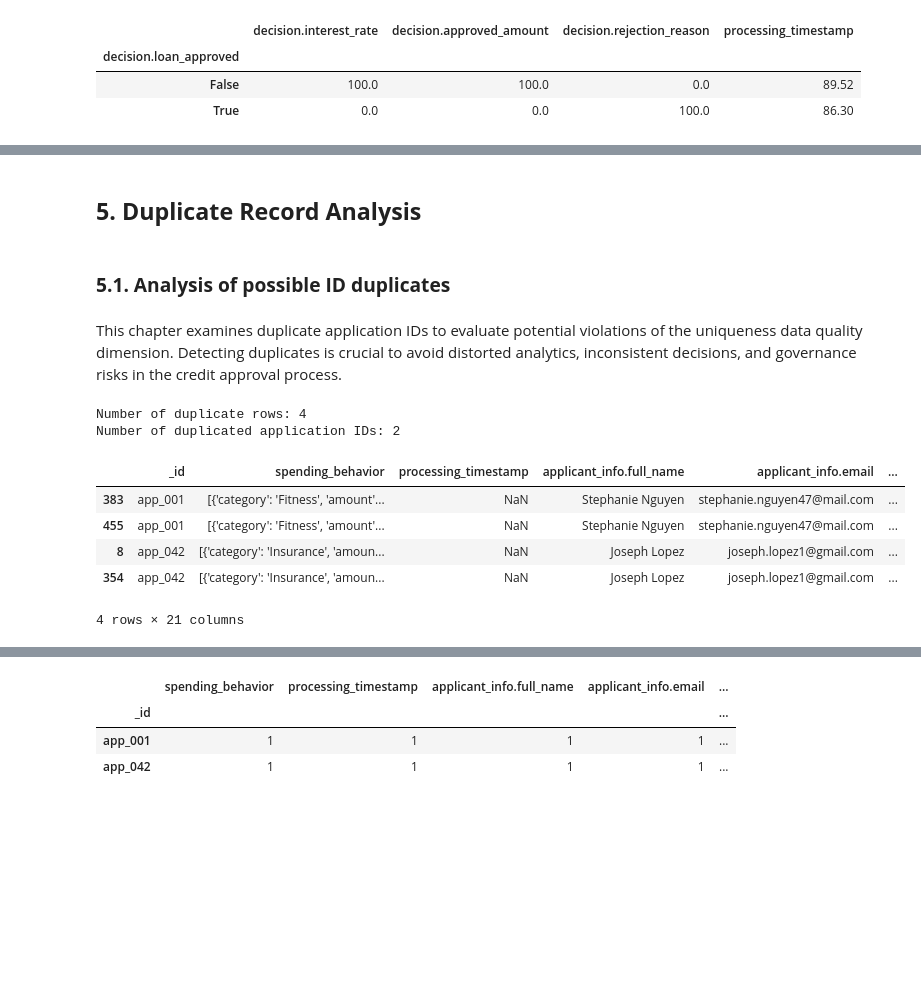
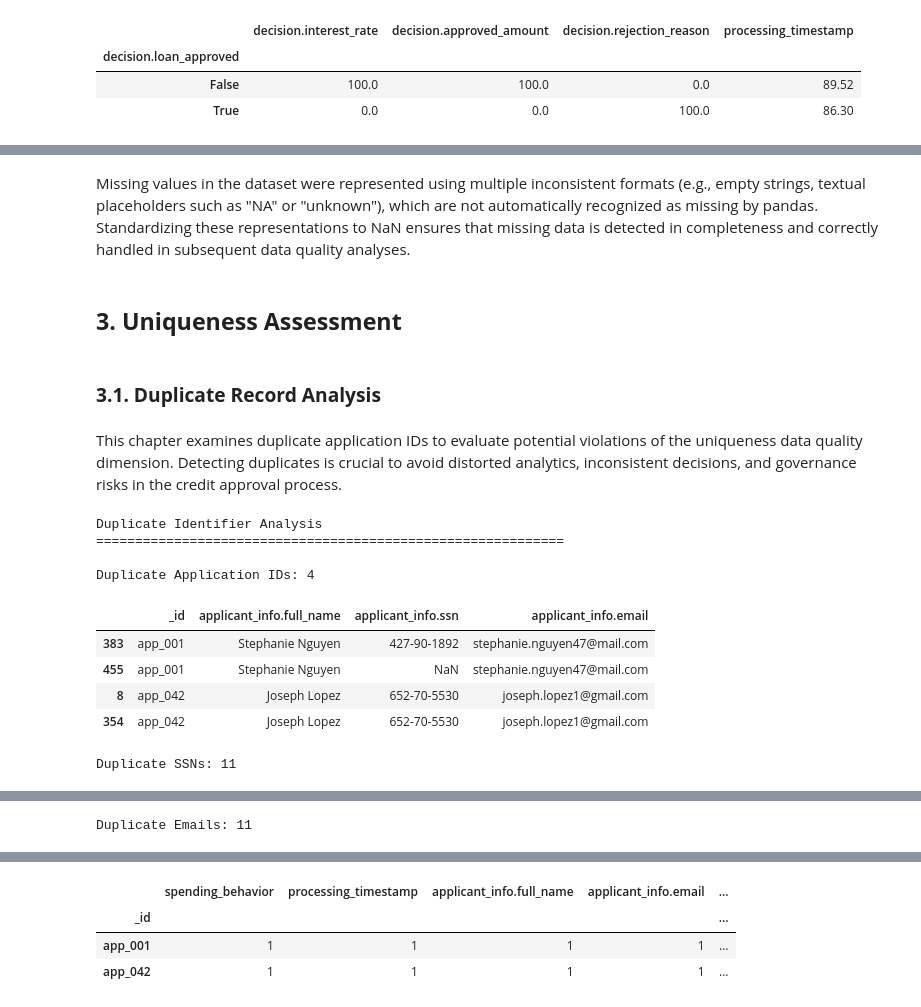
Before and after one commit to lauraaandrada/dego-project-team2, a Jupyter notebook: notebooks/01-Data-Quality.ipynb, the cells around one changed output, grey strips where cells are left out. Saved outputs shown, nothing was run; the diff lists cells and outputs as text; code cells hidden in the pictures; blank space fills up the shorter version.

```diff
--- a/notebooks/01-Data-Quality.ipynb
+++ b/notebooks/01-Data-Quality.ipynb
@@ -320,25 +390,69 @@ Therefore, these variables should **not be treated as data quality defects**, bu
+# %% [markdown]
+Missing values in the dataset were represented using multiple inconsistent formats (e.g., empty strings, textual placeholders such as "NA" or "unknown"), which are not automatically recognized as missing by pandas. Standardizing these representations to NaN ensures that missing data is detected in completeness and correctly handled in subsequent data quality analyses.
+# %% [markdown]
+## **3. Uniqueness Assessment**
 # %% [markdown]
-## **5. Duplicate Record Analysis**
+### **3.1. Duplicate Record Analysis**
-# %% [markdown]
-### **5.1. Analysis of possible ID duplicates**
 # %% [markdown]
 This chapter examines duplicate application IDs to evaluate potential violations of the uniqueness data quality dimension. Detecting duplicates is crucial to avoid distorted analytics, inconsistent decisions, and governance risks in the credit approval process.
 # %%
-# Check for duplicate application IDs
+print("Duplicate Identifier Analysis")
+print("=" * 60)
 
-duplicate_mask = df.duplicated(subset="_id", keep=False)
-duplicates = df[duplicate_mask].sort_values("_id")
+id_col = "_id"
+ssn_col = "applicant_info.ssn"
+email_col = "applicant_info.email"
+name_col = "applicant_info.full_name"
 
-print("Number of duplicate rows:", duplicates.shape[0])
-print("Number of duplicated application IDs:", duplicates["_id"].nunique())
 
-duplicates
+# -------------------
+# Duplicate IDs
+# -------------------
+dup_id = df[df.duplicated(subset=[id_col], keep=False)]
+
+print(f"\nDuplicate Application IDs: {dup_id.shape[0]}")
+
+if not dup_id.empty:
+    display(
+        dup_id[[id_col, name_col, ssn_col, email_col]]
+        .sort_values(id_col)
+    )
+
+
+# -------------------
+# Duplicate SSNs
+# -------------------
+dup_ssn = df[df.duplicated(subset=[ssn_col], keep=False)]
+
+print(f"\nDuplicate SSNs: {dup_ssn.shape[0]}")
+
+if not dup_ssn.empty:
+    display(
+        dup_ssn[[ssn_col, name_col, email_col, id_col]]
+        .sort_values(ssn_col)
+    )
+
+
+# -------------------
+# Duplicate Emails
+# -------------------
+dup_email = df[df.duplicated(subset=[email_col], keep=False)]
+
+print(f"\nDuplicate Emails: {dup_email.shape[0]}")
+
+if not dup_email.empty:
+    display(
+        dup_email[[email_col, name_col, ssn_col, id_col]]
+        .sort_values(email_col)
+    )
 # %% [output]
-Number of duplicate rows: 4
-Number of duplicated application IDs: 2
+Duplicate Identifier Analysis
+============================================================
+
+Duplicate Application IDs: 4
-|  | _id | spending_behavior | processing_timestamp | applicant_info.full_name | applicant_info.email | ... |
-| 383 | app_001 | [{'category': 'Fitness', 'amount'... | NaN | Stephanie Nguyen | stephanie.nguyen47@mail.com | ... |
-| 455 | app_001 | [{'category': 'Fitness', 'amount'... | NaN | Stephanie Nguyen | stephanie.nguyen47@mail.com | ... |
-| 8 | app_042 | [{'category': 'Insurance', 'amoun... | NaN | Joseph Lopez | joseph.lopez1@gmail.com | ... |
-| 354 | app_042 | [{'category': 'Insurance', 'amoun... | NaN | Joseph Lopez | joseph.lopez1@gmail.com | ... |
+|  | _id | applicant_info.full_name | applicant_info.ssn | applicant_info.email |
+| 383 | app_001 | Stephanie Nguyen | 427-90-1892 | stephanie.nguyen47@mail.com |
+| 455 | app_001 | Stephanie Nguyen | NaN | stephanie.nguyen47@mail.com |
+| 8 | app_042 | Joseph Lopez | 652-70-5530 | joseph.lopez1@gmail.com |
+| 354 | app_042 | Joseph Lopez | 652-70-5530 | joseph.lopez1@gmail.com |
-4 rows × 21 columns
+Duplicate SSNs: 11
@@ -344,0 +471 @@ Number of duplicated application IDs: 2
+Duplicate Emails: 11
```
Also changed, not shown: parts of 78 cells of this notebook.
